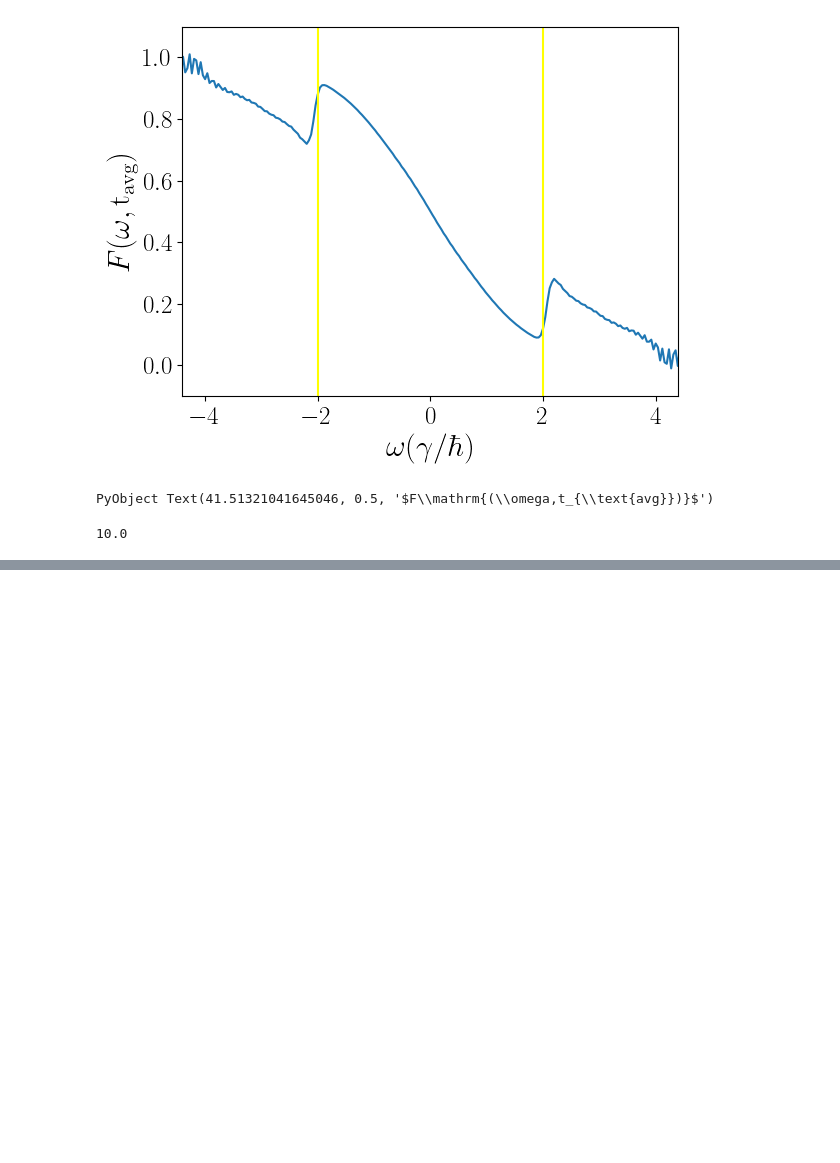
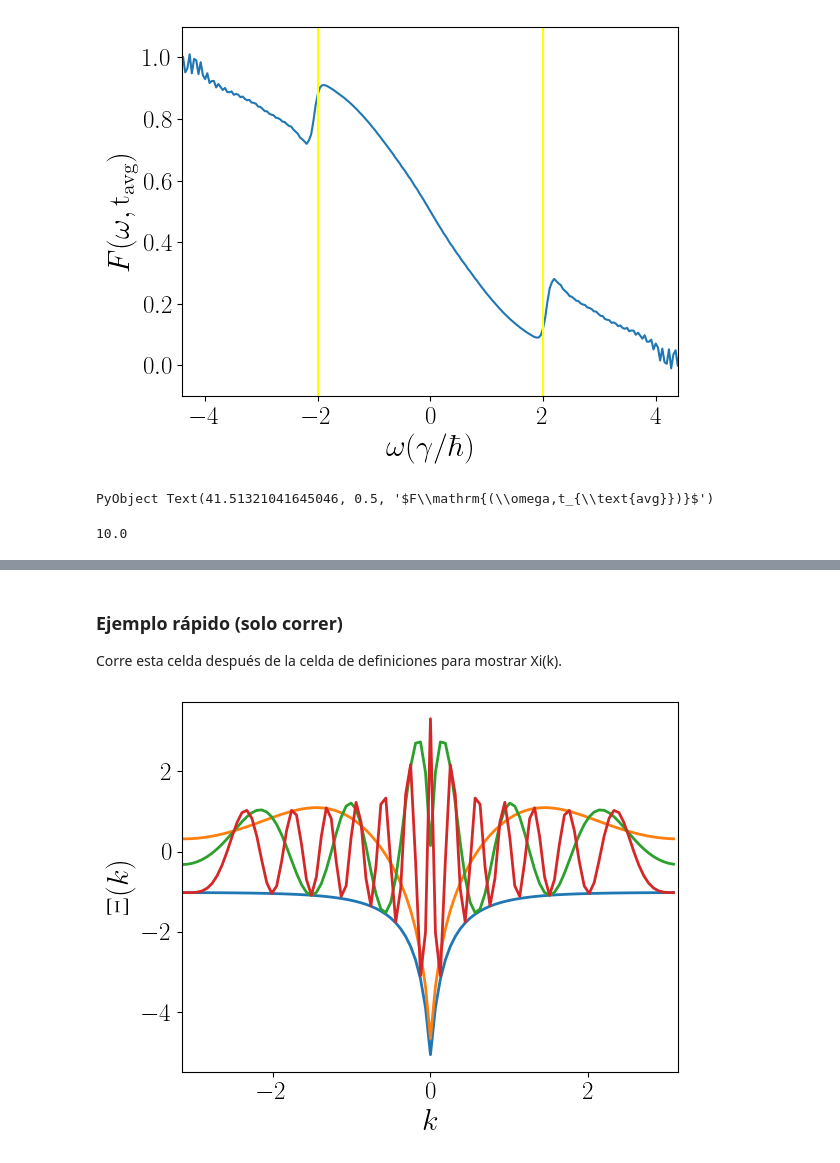
Before and after one commit to Jalil199/KBE-DrivenElectrons, a Jupyter notebook: main.ipynb, the cells around one changed output, grey strips where cells are left out. Drawn from its saved outputs; the diff is of its cells as text; code cells hidden in the pictures; blank space fills up the shorter version.

```diff
--- a/main.ipynb
+++ b/main.ipynb
@@ -994,35 +979,0 @@ Si no quieres depender de `main.jl`, aquí están las funciones completas en el
-# %%
-function Xi_k_at_time(t; model, t′::Real=0.0, greater::Bool=false, apply_switch::Bool=true)
-    τ = t - t′
-    switch = apply_switch ? stepp(t; model) * stepp(t′; model) : 1.0
-
-    if model.bath_type == :spectral_density
-        ξτ = greater ? Ξg(τ; model) : Ξl(τ; model)
-        return ξτ .* switch
-    elseif model.bath_type == :dispersion
-        ξk = similar(model.ks, ComplexF64)
-        fill_dispersion_kernel_q!(ξk, τ, model.ωq, model.g2q, model.nBq; greater=greater)
-        return ξk .* switch
-    else
-        throw(ArgumentError("Unknown bath_type: $(model.bath_type). Use :spectral_density or :dispersion."))
-    end
-end
-
-function plot_Xi_vs_k(times; model=ModelElectronBath(), t_ref::Real=0.0, greater::Bool=false, component::Symbol=:real, apply_switch::Bool=true)
-    @assert component in (:real, :imag, :abs) "component must be :real, :imag, or :abs"
-
-    for t in times
-        ξk = Xi_k_at_time(t; model=model, t′=t_ref, greater=greater, apply_switch=apply_switch)
-        y = component === :real ? real.(ξk) : component === :imag ? imag.(ξk) : abs.(ξk)
-        label = "t=$(round(t; digits=3)), t′=$(round(t_ref; digits=3))"
-        plot(model.ks, y, linewidth=2, label=label)
-    end
-
-    xlabel(raw"$k$")
-    ylabel(raw"$\Xi(k)$")
-    plt.xlim(-pi, pi)
-    plt.legend()
-    plt.show()
-
-    return nothing
-end
@@ -1034,0 +1045,9 @@ plot_Xi_vs_k([0.0, 2.0, 5.0, 8.0]; model=model_xi_demo, t_ref=0.0, component=:re
+# %% [markdown]
+### Ejemplo rápido (solo correr)
+Corre esta celda después de la celda de definiciones para mostrar Xi(k).
+# %%
+model_xi_demo = ModelElectronBath(; bath_type=:dispersion, T=0.5, L=100)
+plot_Xi_vs_k([0.0, 2.0, 8.0, 20.0]; model=model_xi_demo, t_ref=0.0,greater = false, component=:imag)
+plt.show()
+# %% [output]
+[figure, added]
```
Also changed, not shown: parts of 55 cells of this notebook, 3 other files.
